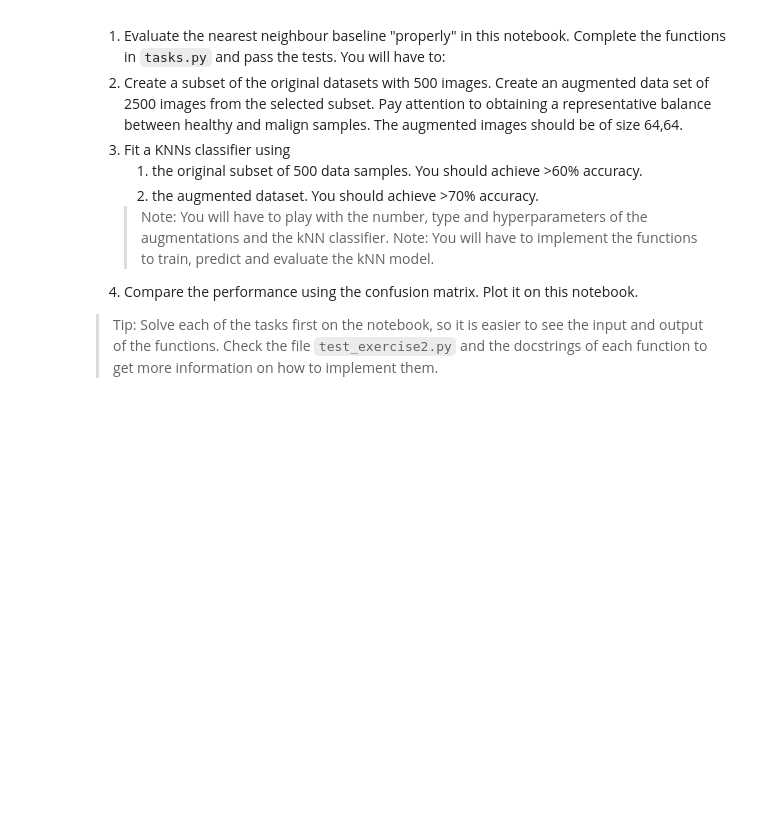
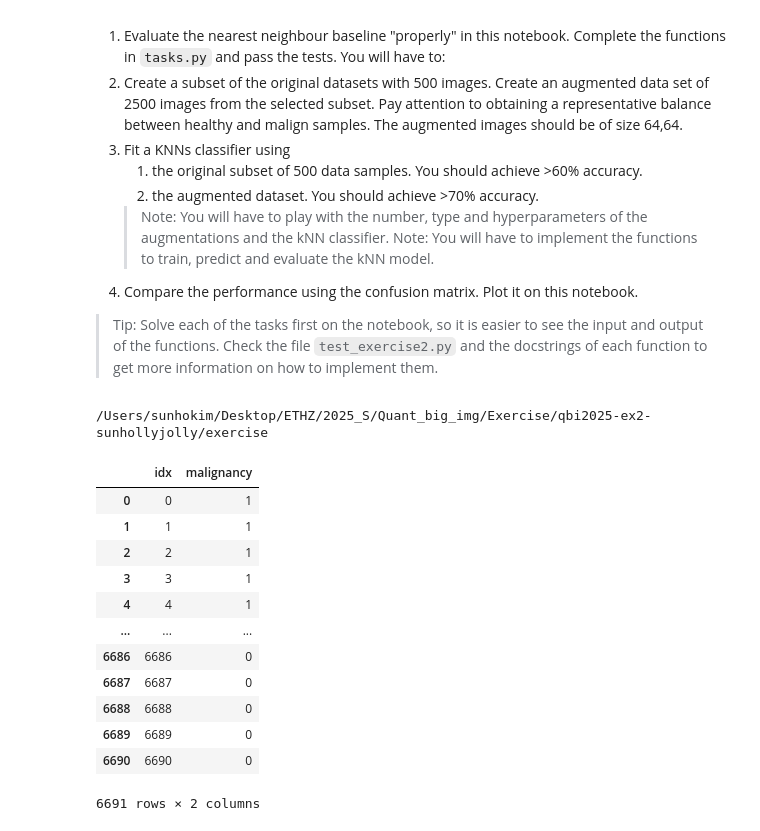
Before and after one commit to ImagingLectures/qbi2025-ex2-sunhollyjolly, a Jupyter notebook: exercise/02-AugmentationExercise.ipynb, the cells around one changed output. Saved outputs shown, nothing was run; the diff lists cells and outputs as text; code cells hidden in the pictures; blank space fills up the shorter version.

```diff
--- a/exercise/02-AugmentationExercise.ipynb
+++ b/exercise/02-AugmentationExercise.ipynb
@@ -245,3 +371,9 @@ Complete the functions in `tasks.py` and pass the tests. You will have to:
 4. Compare the performance using the confusion matrix. Plot it on this notebook.
 
 > Tip: Solve each of the tasks first on the notebook, so it is easier to see the input and output of the functions. Check the file `test_exercise2.py` and the docstrings of each function to get more information on how to implement them.
+# %%
+import os
+os.chdir('/Users/sunhokim/Desktop/ETHZ/2025_S/Quant_big_img/Exercise/qbi2025-ex2-sunhollyjolly/exercise')
+print(os.getcwd())
+# %% [output]
+/Users/sunhokim/Desktop/ETHZ/2025_S/Quant_big_img/Exercise/qbi2025-ex2-sunhollyjolly/exercise
@@ -247,0 +382,16 @@ Complete the functions in `tasks.py` and pass the tests. You will have to:
+# %%
+labels
+# %% [output]
+|  | idx | malignancy |
+| 0 | 0 | 1 |
+| 1 | 1 | 1 |
+| 2 | 2 | 1 |
+| 3 | 3 | 1 |
+| 4 | 4 | 1 |
+| ... | ... | ... |
+| 6686 | 6686 | 0 |
+| 6687 | 6687 | 0 |
+| 6688 | 6688 | 0 |
+| 6689 | 6689 | 0 |
+| 6690 | 6690 | 0 |
+6691 rows × 2 columns
```
Also changed, not shown: parts of 28 cells of this notebook.
